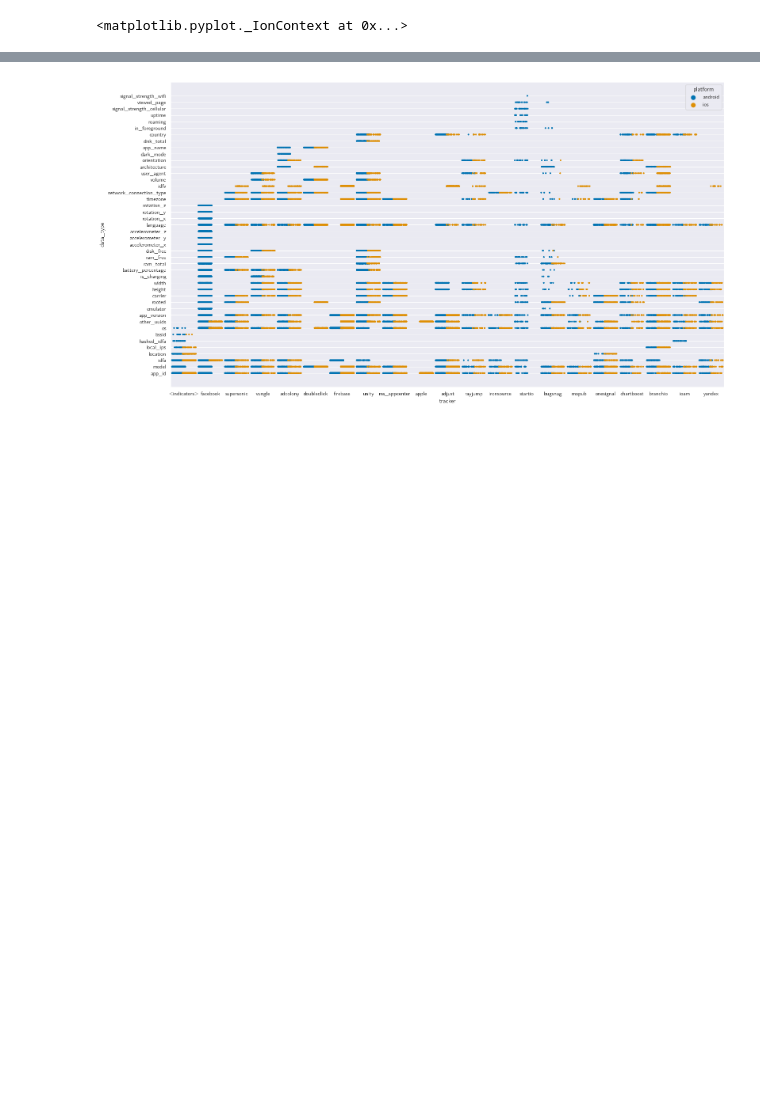
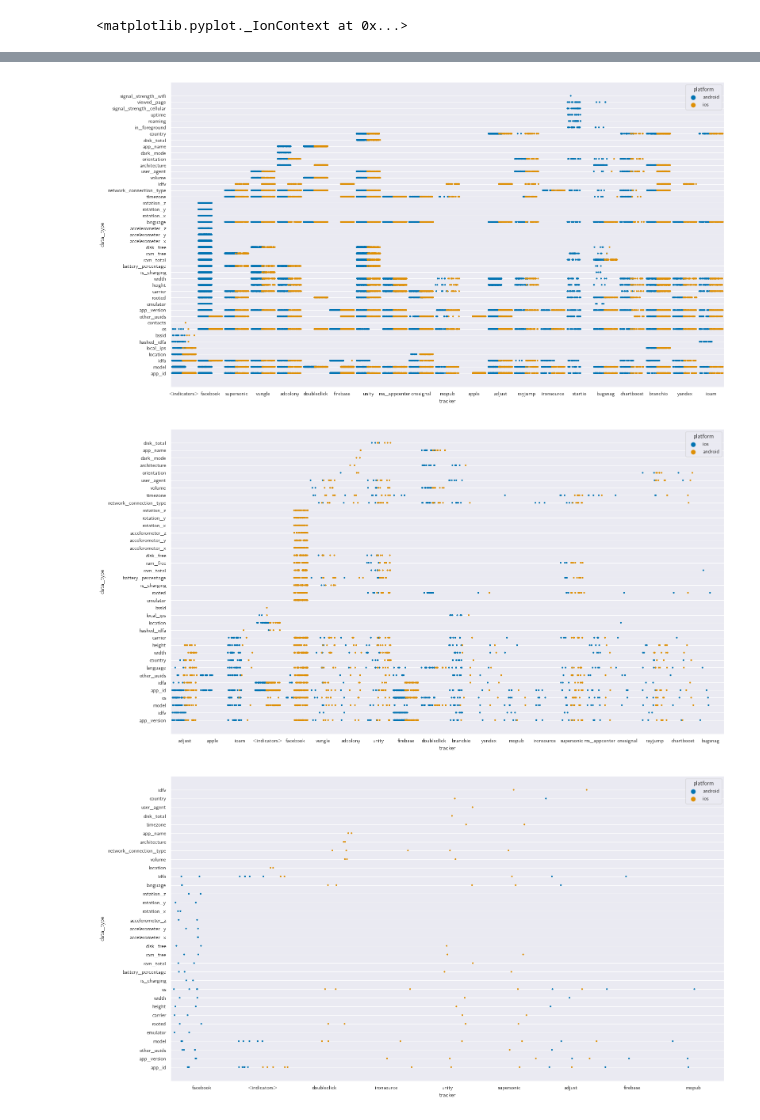
Before and after one commit to baltpeter/thesis-mobile-consent-dialogs, a Jupyter notebook: src/graphs.ipynb, the cells around one changed output, grey strips where cells are left out. Drawn from its saved outputs; the diff is of its cells as text; code cells hidden in the pictures; blank space fills up the shorter version.

```diff
--- a/src/graphs.ipynb
+++ b/src/graphs.ipynb
@@ -167,15 +167,17 @@ fig.savefig(os.path.join(graphs_dir, 'exodus_tracker_counts.pdf'),
 # %%
-for type in ['initial']:
+for type in ['initial', 'accepted', 'rejected']:
     csv = pd.read_csv(os.path.join(
         data_dir, f'apps_trackers_data_types_{type}.csv'), on_bad_lines='error')
 
     fig, ax = plt.subplots(figsize=[3*default_figsize_x, 2.5*default_figsize_y])
     sns.stripplot(x="tracker", y="data_type", hue="platform", jitter=0.5, dodge=True, size=3, data=csv, ax=ax)
 
 # TODO: What about making one dot equal multiple (10?, 20?, whatever) apps to make it actually possible to gauge the
 # amount of apps per tracker/data type.
 # %% [output]
-[figure, old version]
+[figure, new version]
+[figure, added]
+[figure, added]
 # %%
 csv = pd.read_csv(os.path.join(
     data_dir, 'privacy_label_types.csv'), on_bad_lines='error')
```
Also changed, not shown: parts of 7 cells of this notebook, 23 other files.
